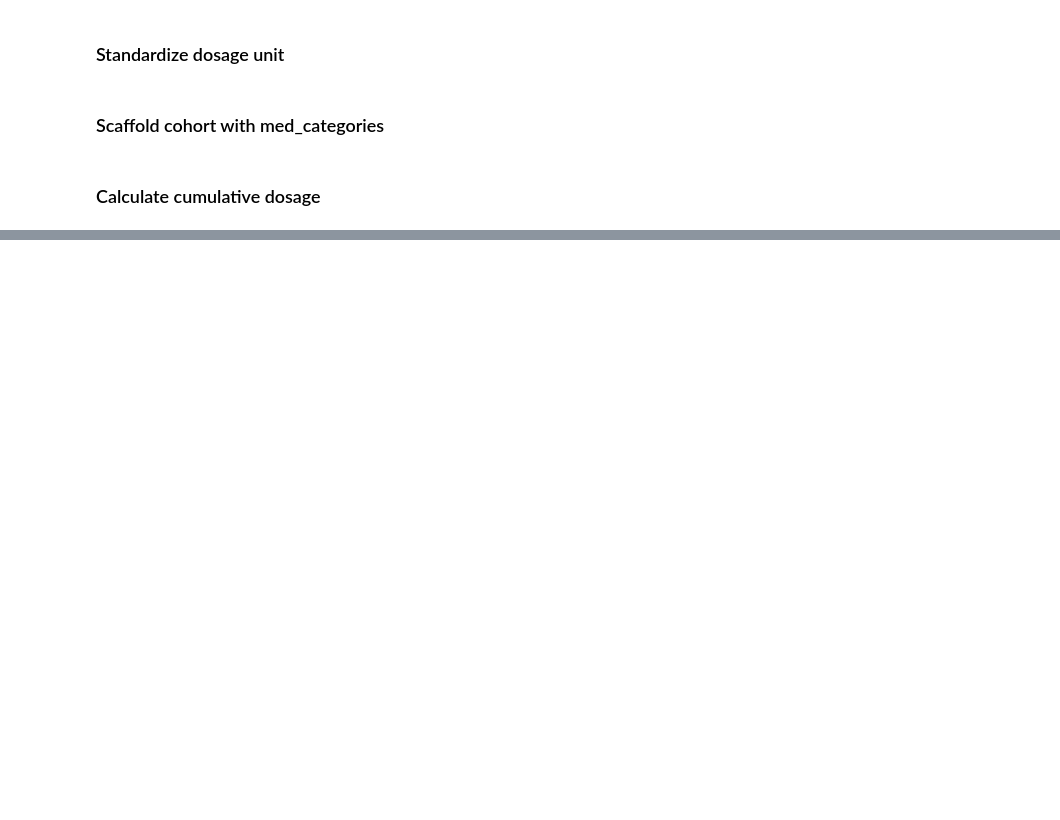
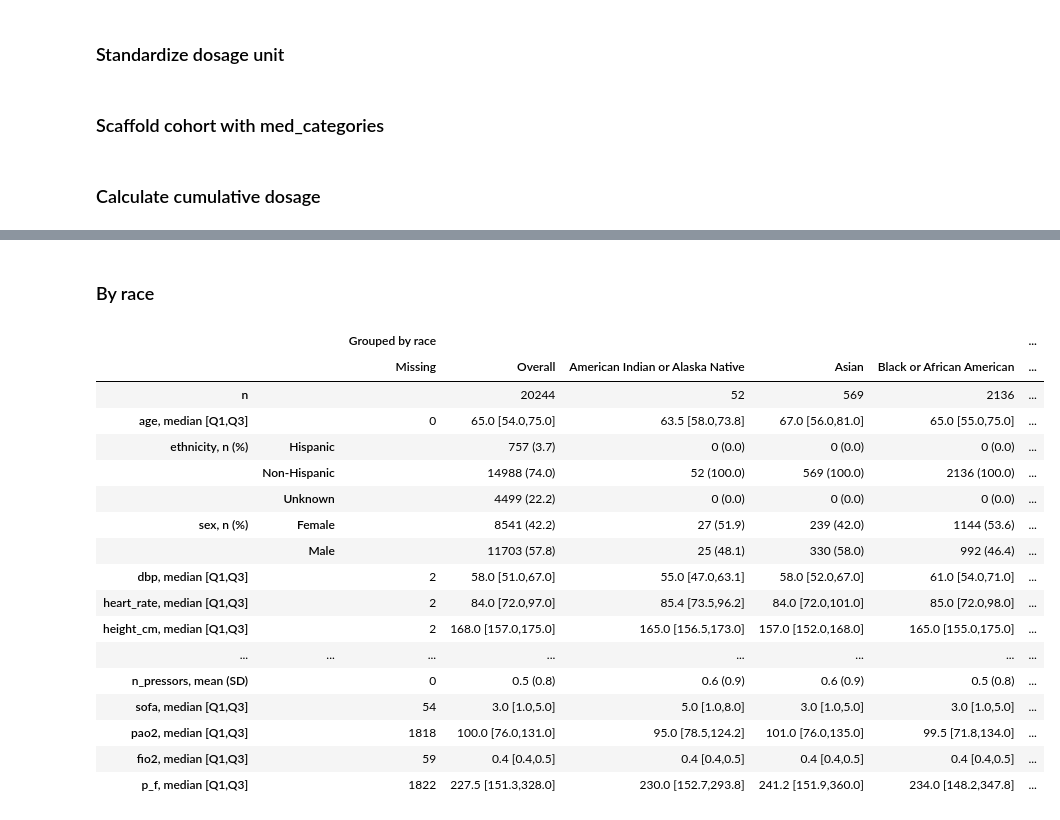
Before and after one commit to Common-Longitudinal-ICU-data-Format/CLIF-epi-of-sedation, a Jupyter notebook: code/01_cohort_id.ipynb, the cells around one changed output, grey strips where cells are left out. Saved outputs shown, nothing was run; the diff lists cells and outputs as text; code cells hidden in the pictures; blank space fills up the shorter version.

```diff
--- a/code/01_cohort_id.ipynb
+++ b/code/01_cohort_id.ipynb
@@ -587,9 +742,6 @@ mac_cohort_dosage_w.columns.name = None
 # ORDER BY hospitalization_id, cohort_flag, med_category, date_hr
 # """
 # df = duckdb.sql(query).to_df()
-# %%
-url="https://raw.githubusercontent.com/tompollard/data/master/primary-biliary-cirrhosis/pbc.csv"
-data=pd.read_csv(url)
 # %%
 mac_cohort_dosage['med_category'].unique().tolist()
 # %% [output]
@@ -619,0 +932,28 @@ tableone.TableOne(
+# %%
+vitals_vars = [
+    'sbp', 'dbp', 'map', 'heart_rate', 'respiratory_rate', 'spo2', 'temp_c', 'weight_kg', 'height_cm'
+    ]
+
+resp_vars = ['pao2', 'fio2', 'p_f']
+
+cat_vars = ['race', 'ethnicity', 'sex']
+cont_vars = ['age', 'rass', 'sofa', 'fentanyl_eq', 'midazolam_eq', 'ne_eq', 'n_pressors'] \
+    + resp_vars + vitals_vars + sed_med_categories + vaso_med_categories
+# %%
+def gen_and_save_tableone(file_name, **kwargs):
+    """
+    Wrapper for tableone.TableOne that automatically saves results to a CSV file.
+
+    Args:
+        data: DataFrame to create table one from
+        file_name: Name for the output file (without extension)
+        **kwargs: All other arguments passed to tableone.TableOne
+
+    Returns:
+        tableone.TableOne object
+    """
+    import datetime
+    timestamp = datetime.datetime.now().strftime("%Y%m%d_%H%M%S")
+    table = tableone.TableOne(**kwargs, pval=True)
+    table.to_csv(f'output/final/{site}_{file_name}_{timestamp}.csv')
+    return table
@@ -619,0 +990,30 @@ tableone.TableOne(
+# %% [markdown]
+### By race
+# %%
+gen_and_save_tableone(
+    file_name='table_one_by_race',
+    data=cohort_results,
+    continuous=cont_vars,
+    categorical=['ethnicity', 'sex'],
+    groupby='race',
+    nonnormal=['age', 'rass', 'sofa'] + resp_vars + vitals_vars
+    )
+# %% [output]
+|  |  | Grouped by race |  |  |  |  | ... |
+|  |  | Missing | Overall | American Indian or Alaska Native | Asian | Black or African American | ... |
+| n |  |  | 20244 | 52 | 569 | 2136 | ... |
+| age, median [Q1,Q3] |  | 0 | 65.0 [54.0,75.0] | 63.5 [58.0,73.8] | 67.0 [56.0,81.0] | 65.0 [55.0,75.0] | ... |
+| ethnicity, n (%) | Hispanic |  | 757 (3.7) | 0 (0.0) | 0 (0.0) | 0 (0.0) | ... |
+|  | Non-Hispanic |  | 14988 (74.0) | 52 (100.0) | 569 (100.0) | 2136 (100.0) | ... |
+|  | Unknown |  | 4499 (22.2) | 0 (0.0) | 0 (0.0) | 0 (0.0) | ... |
+| sex, n (%) | Female |  | 8541 (42.2) | 27 (51.9) | 239 (42.0) | 1144 (53.6) | ... |
+|  | Male |  | 11703 (57.8) | 25 (48.1) | 330 (58.0) | 992 (46.4) | ... |
+| dbp, median [Q1,Q3] |  | 2 | 58.0 [51.0,67.0] | 55.0 [47.0,63.1] | 58.0 [52.0,67.0] | 61.0 [54.0,71.0] | ... |
+| heart_rate, median [Q1,Q3] |  | 2 | 84.0 [72.0,97.0] | 85.4 [73.5,96.2] | 84.0 [72.0,101.0] | 85.0 [72.0,98.0] | ... |
+| height_cm, median [Q1,Q3] |  | 2 | 168.0 [157.0,175.0] | 165.0 [156.5,173.0] | 157.0 [152.0,168.0] | 165.0 [155.0,175.0] | ... |
+| ... | ... | ... | ... | ... | ... | ... | ... |
+| n_pressors, mean (SD) |  | 0 | 0.5 (0.8) | 0.6 (0.9) | 0.6 (0.9) | 0.5 (0.8) | ... |
+| sofa, median [Q1,Q3] |  | 54 | 3.0 [1.0,5.0] | 5.0 [1.0,8.0] | 3.0 [1.0,5.0] | 3.0 [1.0,5.0] | ... |
+| pao2, median [Q1,Q3] |  | 1818 | 100.0 [76.0,131.0] | 95.0 [78.5,124.2] | 101.0 [76.0,135.0] | 99.5 [71.8,134.0] | ... |
+| fio2, median [Q1,Q3] |  | 59 | 0.4 [0.4,0.5] | 0.4 [0.4,0.5] | 0.4 [0.4,0.5] | 0.4 [0.4,0.5] | ... |
+| p_f, median [Q1,Q3] |  | 1822 | 227.5 [151.3,328.0] | 230.0 [152.7,293.8] | 241.2 [151.9,360.0] | 234.0 [148.2,347.8] | ... |
```
Also changed, not shown: parts of 56 cells of this notebook.
